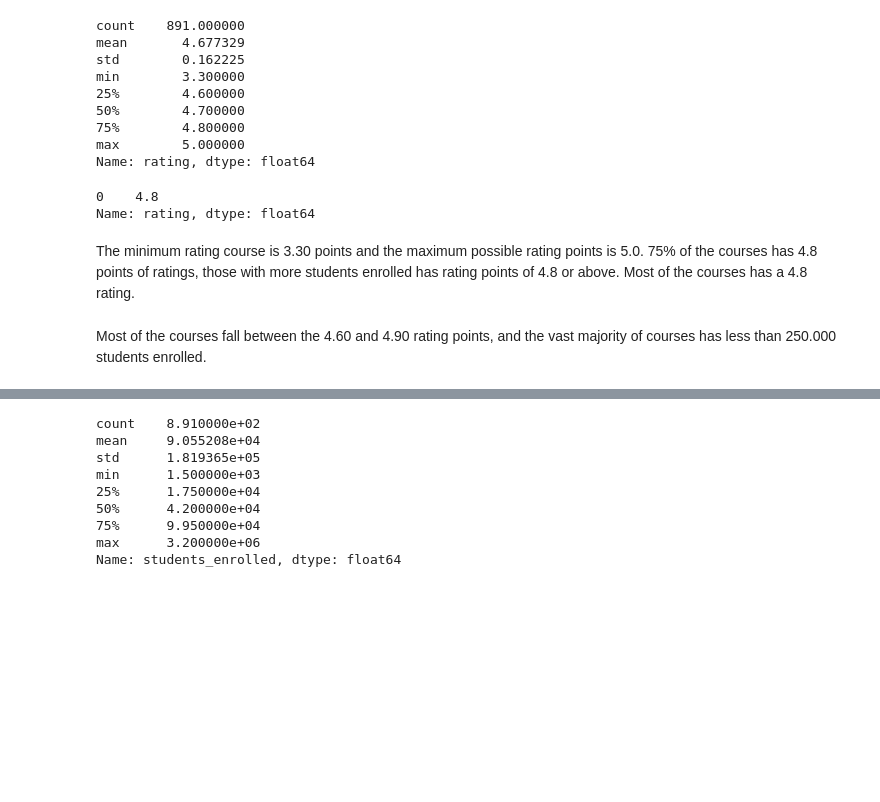
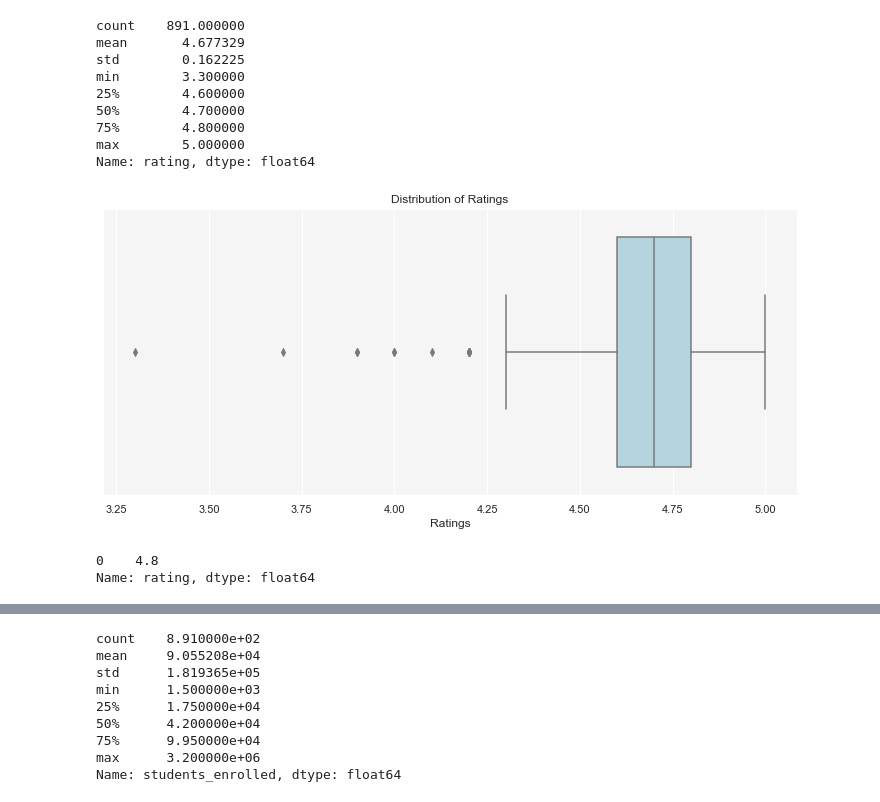
Before and after one commit to patosorio/Coursera-course-analysis, a Jupyter notebook: Coursera Course Analysis.ipynb, the cells around one changed output, grey strips where cells are left out. Drawn from its saved outputs; the diff is of its cells as text; code cells hidden in the pictures; blank space fills up the shorter version.

```diff
--- a/Coursera Course Analysis.ipynb
+++ b/Coursera Course Analysis.ipynb
@@ -220,15 +216,27 @@ min        3.300000
 75%        4.800000
 max        5.000000
 Name: rating, dtype: float64
+# %%
+# Visualizing the distribution and central tendencies of the ratings
+
+hist_data = df['rating'].values
+
+fig = plt.figure(figsize=(10,5))
+sns.set(font_scale=1.5)
+sns.set(rc={'axes.facecolor':'whitesmoke'})
+
+sns.boxplot(x=hist_data, color="lightblue")
+#plt.xlim(3.5, 5.0)
+plt.title("Distribution of Ratings")
+plt.xlabel("Ratings")
+
+fig.tight_layout()
+plt.show()
+# %% [output]
+[figure, added]
 # %%
 # We will describe the most frequent rating value
 df['rating'].mode()
 # %% [output]
 0    4.8
 Name: rating, dtype: float64
-# %% [markdown]
-The minimum rating course is 3.30 points and the maximum possible rating points is 5.0.
-75% of the courses has 4.8 points of ratings, those with more students enrolled has rating points of 4.8 or above.
-Most of the courses has a 4.8 rating.
-# %% [markdown]
-Most of the courses fall between the 4.60 and 4.90 rating points, and the vast majority of courses has less than 250.000 students enrolled.
```
Also changed, not shown: parts of 20 cells of this notebook.
